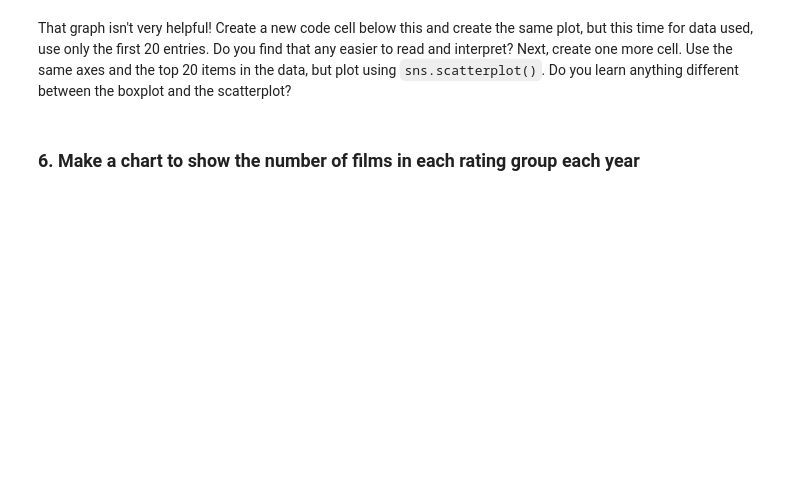
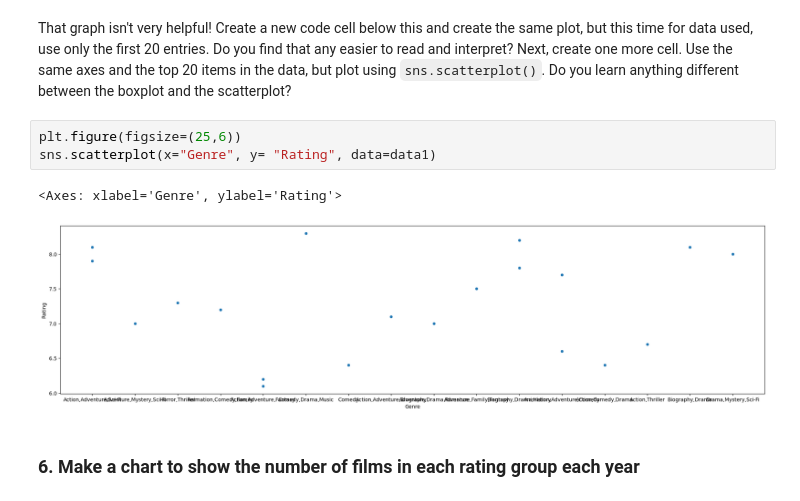
Before and after one commit to HarshalaS6/EDA_pt2_studio, a Jupyter notebook: EDApt2-Studio.ipynb, the cells around one changed output. Cells and saved outputs as stored; diff of their text form; blank space fills up the shorter version.

```diff
--- a/EDApt2-Studio.ipynb
+++ b/EDApt2-Studio.ipynb
@@ -95,6 +220,12 @@ Create a new code cell below this and create the same plot, but this time for da
 use only the first 20 entries.
 Do you find that any easier to read and interpret?
 Next, create one more cell. Use the same axes and the top 20 items in the data, but plot using ``sns.scatterplot()``. Do you learn anything different between the boxplot and the scatterplot?
+# %%
+plt.figure(figsize=(25,6))
+sns.scatterplot(x="Genre", y= "Rating", data=data1)
+# %% [output]
+<Axes: xlabel='Genre', ylabel='Rating'>
+[figure, added]
 # %% [markdown]
 ### 6. Make a chart to show the number of films in each rating group each year
 # %%
```
Also changed, not shown: parts of 15 cells of this notebook.
